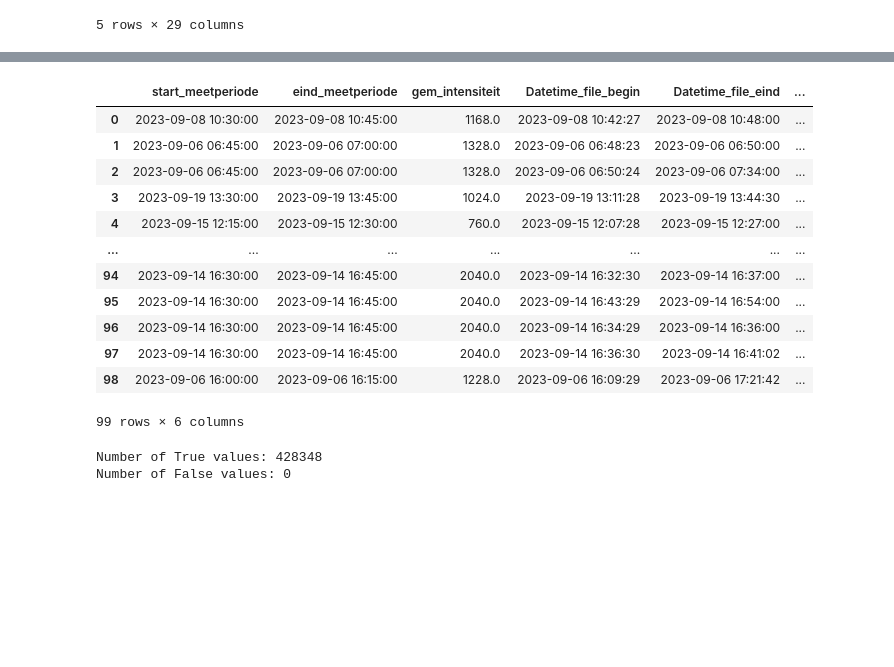
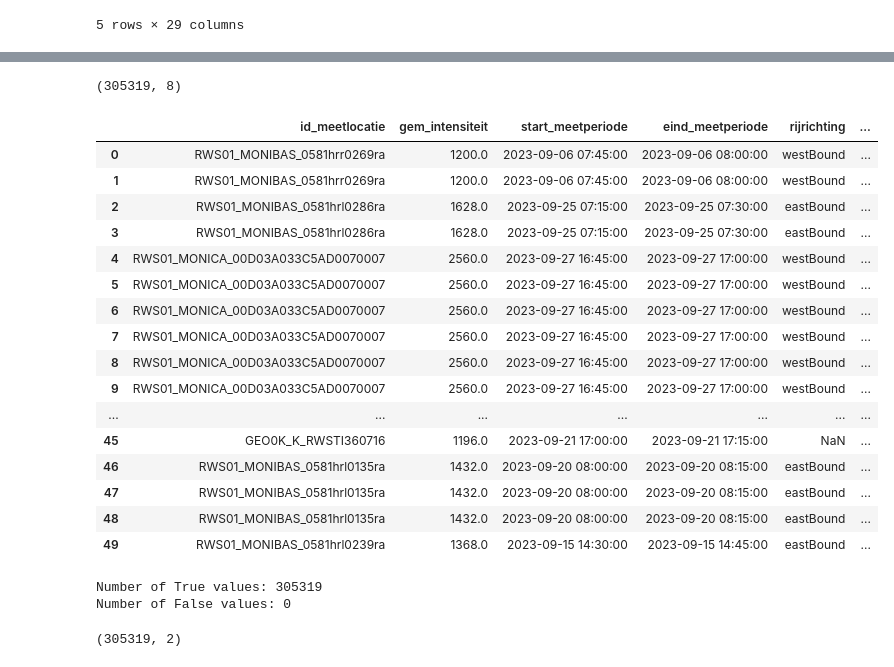
Before and after one commit to EVVISION/Notebook, a Jupyter notebook: Notebook_traffic_0.2.ipynb, the cells around one changed output, grey strips where cells are left out. Saved outputs shown, nothing was run; the diff lists cells and outputs as text; code cells hidden in the pictures; blank space fills up the shorter version.

```diff
--- a/Notebook_traffic_0.2.ipynb
+++ b/Notebook_traffic_0.2.ipynb
@@ -1155,7 +1155,7 @@ As for the low accuracy we cannot rule out that it is due to the algorithms them
 # plt.title('Correlation Heatmap')
 # plt.show()
 # %%
-df_traffic_intensity = pd.read_csv('../intensiteit-snelheid-export-najaar.csv')
+df_traffic_intensity = pd.read_csv('../intensiteit-snelheid-export-najaar-met-richitng.csv')
 
 combined_filtered_df['Datetime_file_begin'] = pd.to_datetime(combined_filtered_df['DatumFileBegin']) + pd.to_timedelta(combined_filtered_df['TijdFileBegin'])
 combined_filtered_df['Datetime_file_eind'] = pd.to_datetime(combined_filtered_df['DatumFileEind']) + pd.to_timedelta(combined_filtered_df['TijdFileEind'])
@@ -1166,9 +1166,11 @@ df_traffic_intensity['eind_meetperiode'] = pd.to_datetime(df_traffic_intensity['
 
 # Filter the DataFrame for data in months 9 and 10 (September and October)
 filtered_traffic_intensity = df_traffic_intensity[
-    (df_traffic_intensity['start_meetperiode'].dt.month == 9) |
-    (df_traffic_intensity['eind_meetperiode'].dt.month == 9)
+    ((df_traffic_intensity['start_meetperiode'].dt.month == 9) |
+    (df_traffic_intensity['eind_meetperiode'].dt.month == 9)) &
+    (df_traffic_intensity['voertuigcategorie'] == 'anyVehicle')
 ]
+
 
 filtered_df = combined_filtered_df[
     ((combined_filtered_df['Datetime_file_begin'].dt.month == 9) & (combined_filtered_df['Datetime_file_begin'].dt.year == 2023)) |
@@ -1176,10 +1178,10 @@ filtered_df = combined_filtered_df[
 ]
 
 columns_to_remove = [
-    'waarnemingen_intensiteit', 'waarnemingen_snelheid',
-    'gebruikte_minuten_intensiteit', 'gebruikte_minuten_snelheid',
-    'data_error_snelheid', 'data_error_intensiteit', 'gewogen_gem_snelheid',
-    'ndw_index', 'rijstrook_rijbaan', 'voertuigcategorie'
+    # 'waarnemingen_intensiteit', 'waarnemingen_snelheid',
+    # 'gebruikte_minuten_intensiteit', 'gebruikte_minuten_snelheid',
+    # 'data_error_snelheid', 'data_error_intensiteit', 'gewogen_gem_snelheid', 'rijstrook_rijbaan',
+    'ndw_index', 'voertuigcategorie'
 ]
 
 # Drop the specified columns from the DataFrame
@@ -1387,7 +1411,8 @@ result_rows = []
 for idx, row_traffic in sampled_data.iterrows():
     for _, row_filtered in filtered_df.iterrows():
         if ((row_traffic['start_meetperiode'] <= row_filtered['Datetime_file_begin'] <= row_traffic['eind_meetperiode']) or
-            (row_traffic['start_meetperiode'] <= row_filtered['Datetime_file_eind'] <= row_traffic['eind_meetperiode'])):
+            (row_traffic['start_meetperiode'] <= row_filtered['Datetime_file_eind'] <= row_traffic['eind_meetperiode']) or
+            (row_traffic['start_meetperiode'] >= row_filtered['Datetime_file_begin'] and row_traffic['eind_meetperiode'] <= row_filtered['Datetime_file_eind'])):
 
             # Condition met, add the necessary columns to the resulting list
             result_rows.append({
@@ -1395,6 +1420,7 @@ for idx, row_traffic in sampled_data.iterrows():
                 'gem_intensiteit': row_traffic['gem_intensiteit'],
                 'start_meetperiode': row_traffic['start_meetperiode'],
                 'eind_meetperiode': row_traffic['eind_meetperiode'],
+                'rijrichting': row_traffic['rijrichting'],
                 'Datetime_file_begin': row_filtered['Datetime_file_begin'],
                 'Datetime_file_eind': row_filtered['Datetime_file_eind'],
                 'FileDuur': row_filtered['FileDuur']
@@ -1408,19 +1452,27 @@ print(filtered_data)
+# %%
+filtered_data.shape
+# %% [output]
+(305319, 8)
 # %%
-filtered_data.head(99)
+filtered_data.head(50)
 # %% [output]
-|  | start_meetperiode | eind_meetperiode | gem_intensiteit | Datetime_file_begin | Datetime_file_eind | ... |
-| 0 | 2023-09-08 10:30:00 | 2023-09-08 10:45:00 | 1168.0 | 2023-09-08 10:42:27 | 2023-09-08 10:48:00 | ... |
-| 1 | 2023-09-06 06:45:00 | 2023-09-06 07:00:00 | 1328.0 | 2023-09-06 06:48:23 | 2023-09-06 06:50:00 | ... |
-| 2 | 2023-09-06 06:45:00 | 2023-09-06 07:00:00 | 1328.0 | 2023-09-06 06:50:24 | 2023-09-06 07:34:00 | ... |
-| 3 | 2023-09-19 13:30:00 | 2023-09-19 13:45:00 | 1024.0 | 2023-09-19 13:11:28 | 2023-09-19 13:44:30 | ... |
-| 4 | 2023-09-15 12:15:00 | 2023-09-15 12:30:00 | 760.0 | 2023-09-15 12:07:28 | 2023-09-15 12:27:00 | ... |
+|  | id_meetlocatie | gem_intensiteit | start_meetperiode | eind_meetperiode | rijrichting | ... |
+| 0 | RWS01_MONIBAS_0581hrr0269ra | 1200.0 | 2023-09-06 07:45:00 | 2023-09-06 08:00:00 | westBound | ... |
+| 1 | RWS01_MONIBAS_0581hrr0269ra | 1200.0 | 2023-09-06 07:45:00 | 2023-09-06 08:00:00 | westBound | ... |
+| 2 | RWS01_MONIBAS_0581hrl0286ra | 1628.0 | 2023-09-25 07:15:00 | 2023-09-25 07:30:00 | eastBound | ... |
+| 3 | RWS01_MONIBAS_0581hrl0286ra | 1628.0 | 2023-09-25 07:15:00 | 2023-09-25 07:30:00 | eastBound | ... |
+| 4 | RWS01_MONICA_00D03A033C5AD0070007 | 2560.0 | 2023-09-27 16:45:00 | 2023-09-27 17:00:00 | westBound | ... |
+| 5 | RWS01_MONICA_00D03A033C5AD0070007 | 2560.0 | 2023-09-27 16:45:00 | 2023-09-27 17:00:00 | westBound | ... |
+| 6 | RWS01_MONICA_00D03A033C5AD0070007 | 2560.0 | 2023-09-27 16:45:00 | 2023-09-27 17:00:00 | westBound | ... |
+| 7 | RWS01_MONICA_00D03A033C5AD0070007 | 2560.0 | 2023-09-27 16:45:00 | 2023-09-27 17:00:00 | westBound | ... |
+| 8 | RWS01_MONICA_00D03A033C5AD0070007 | 2560.0 | 2023-09-27 16:45:00 | 2023-09-27 17:00:00 | westBound | ... |
+| 9 | RWS01_MONICA_00D03A033C5AD0070007 | 2560.0 | 2023-09-27 16:45:00 | 2023-09-27 17:00:00 | westBound | ... |
 | ... | ... | ... | ... | ... | ... | ... |
-| 94 | 2023-09-14 16:30:00 | 2023-09-14 16:45:00 | 2040.0 | 2023-09-14 16:32:30 | 2023-09-14 16:37:00 | ... |
-| 95 | 2023-09-14 16:30:00 | 2023-09-14 16:45:00 | 2040.0 | 2023-09-14 16:43:29 | 2023-09-14 16:54:00 | ... |
-| 96 | 2023-09-14 16:30:00 | 2023-09-14 16:45:00 | 2040.0 | 2023-09-14 16:34:29 | 2023-09-14 16:36:00 | ... |
-| 97 | 2023-09-14 16:30:00 | 2023-09-14 16:45:00 | 2040.0 | 2023-09-14 16:36:30 | 2023-09-14 16:41:02 | ... |
-| 98 | 2023-09-06 16:00:00 | 2023-09-06 16:15:00 | 1228.0 | 2023-09-06 16:09:29 | 2023-09-06 17:21:42 | ... |
+| 45 | GEO0K_K_RWSTI360716 | 1196.0 | 2023-09-21 17:00:00 | 2023-09-21 17:15:00 | NaN | ... |
+| 46 | RWS01_MONIBAS_0581hrl0135ra | 1432.0 | 2023-09-20 08:00:00 | 2023-09-20 08:15:00 | eastBound | ... |
+| 47 | RWS01_MONIBAS_0581hrl0135ra | 1432.0 | 2023-09-20 08:00:00 | 2023-09-20 08:15:00 | eastBound | ... |
+| 48 | RWS01_MONIBAS_0581hrl0135ra | 1432.0 | 2023-09-20 08:00:00 | 2023-09-20 08:15:00 | eastBound | ... |
+| 49 | RWS01_MONIBAS_0581hrl0239ra | 1368.0 | 2023-09-15 14:30:00 | 2023-09-15 14:45:00 | eastBound | ... |
-99 rows × 6 columns
 # %%
 import pandas as pd
 
@@ -1441,5 +1493,12 @@ matching_rows = filtered_data[filtered_data['matching']]
 all_matching = filtered_data['matching'].all()
 any_matching = filtered_data['matching'].any()
 # %% [output]
-Number of True values: 428348
+Number of True values: 305319
 Number of False values: 0
+# %%
+selected_columns = ['start_meetperiode', 'id_meetlocatie']
+
+df_copy = filtered_data[selected_columns].copy()
+df_copy.shape
+# %% [output]
+(305319, 2)
```
Also changed, not shown: parts of 33 cells of this notebook.
